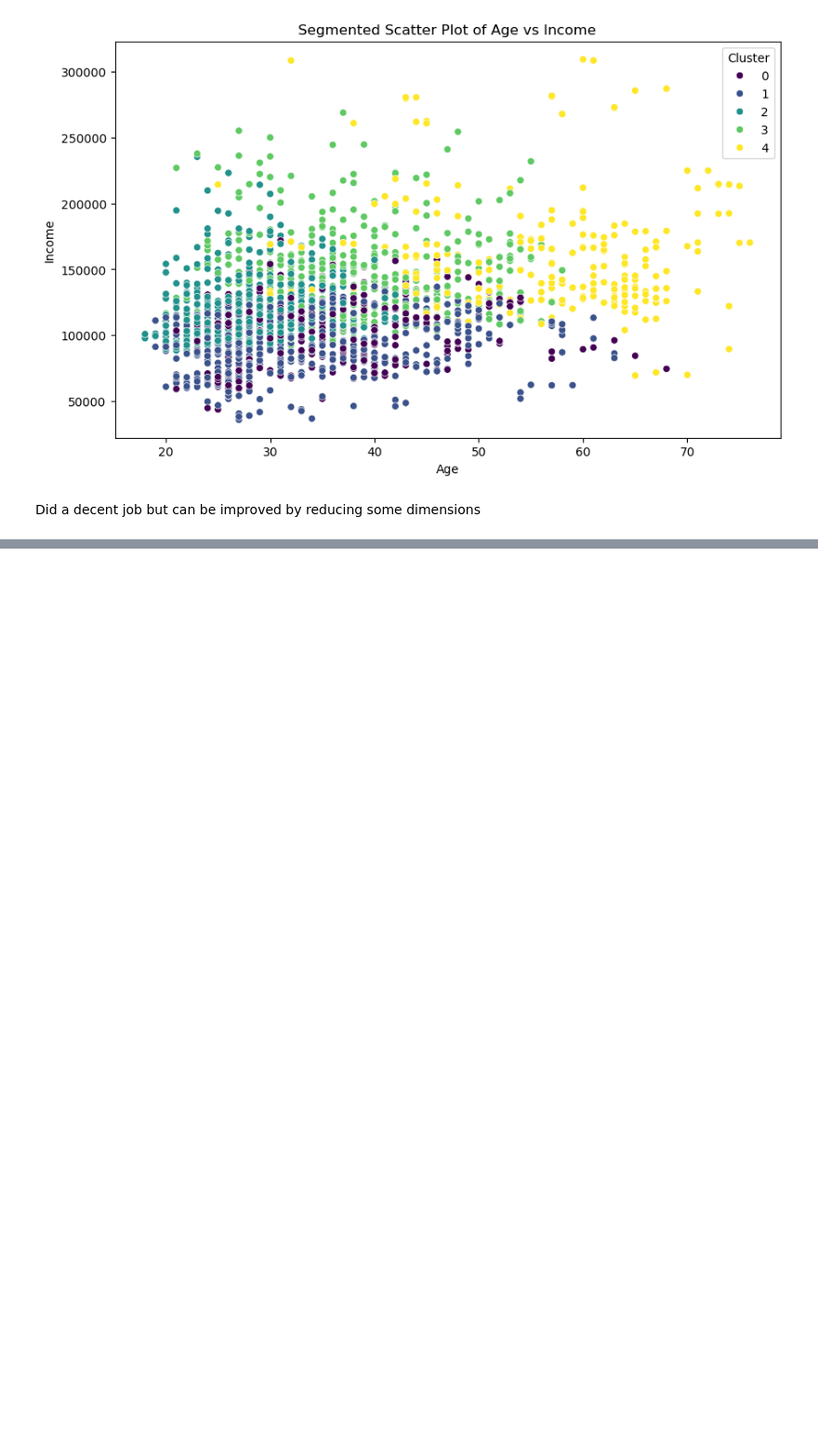
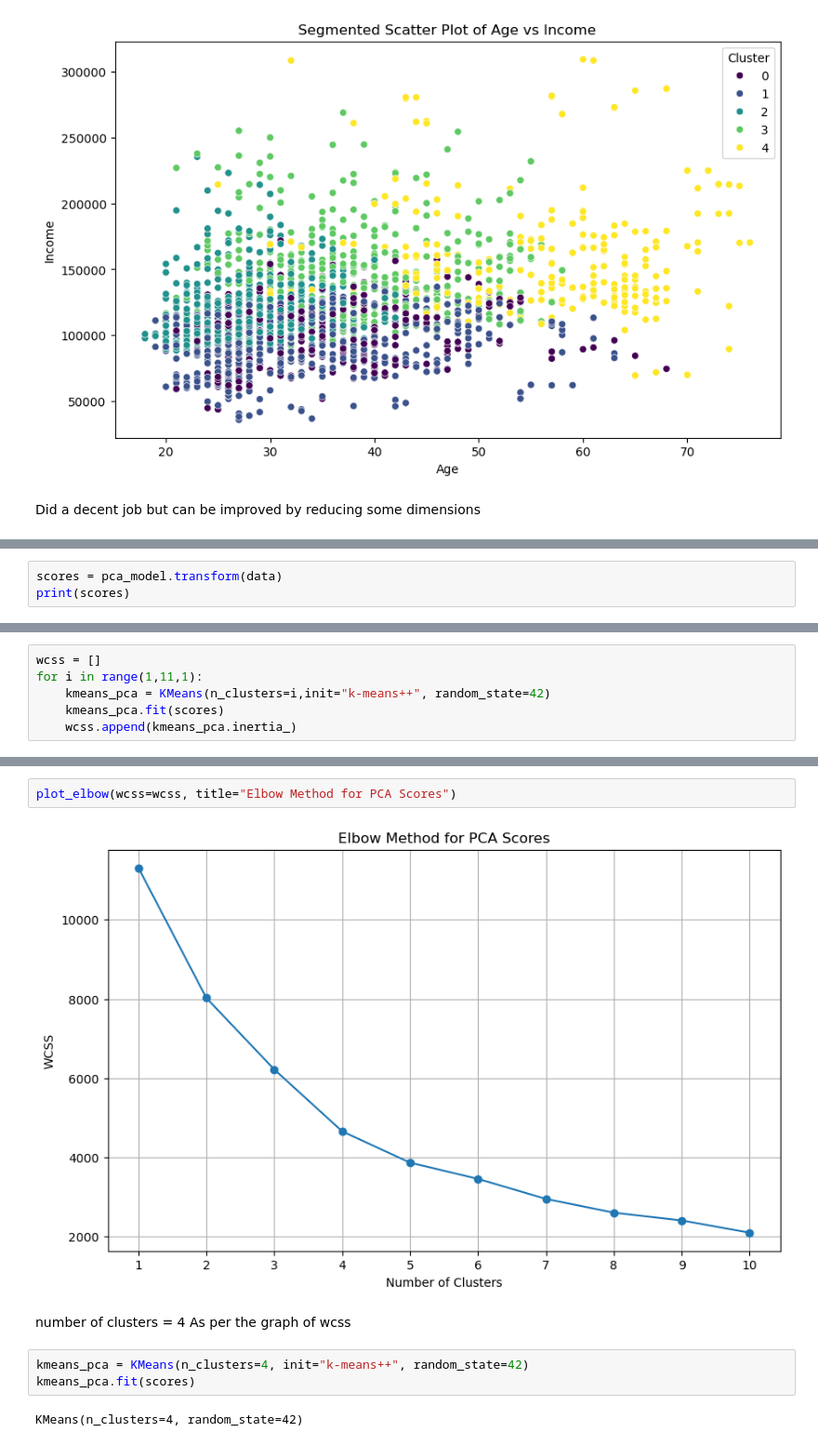
Before and after one commit to satwikboina111/CustomerAnalytics, a Jupyter notebook: Notebooks/Customer_Segmentation.ipynb, the cells around one changed output, grey strips where cells are left out. Shown at 93% size. Saved outputs shown, nothing was run; the diff lists cells and outputs as text; blank space fills up the shorter version.

```diff
--- a/Notebooks/Customer_Segmentation.ipynb
+++ b/Notebooks/Customer_Segmentation.ipynb
@@ -206,0 +331,3 @@ Did a decent job but can be improved by reducing some dimensions
+# %%
+scores = pca_model.transform(data)
+print(scores)
@@ -206,0 +344,6 @@ Did a decent job but can be improved by reducing some dimensions
+# %%
+wcss = []
+for i in range(1,11,1):
+    kmeans_pca = KMeans(n_clusters=i,init="k-means++", random_state=42)
+    kmeans_pca.fit(scores)
+    wcss.append(kmeans_pca.inertia_)
@@ -206,0 +363,12 @@ Did a decent job but can be improved by reducing some dimensions
+# %%
+plot_elbow(wcss=wcss, title="Elbow Method for PCA Scores")
+# %% [output]
+[figure, added]
+# %% [markdown]
+number of clusters = 4
+As per the graph of wcss
+# %%
+kmeans_pca = KMeans(n_clusters=4, init="k-means++", random_state=42)
+kmeans_pca.fit(scores)
+# %% [output]
+KMeans(n_clusters=4, random_state=42)
```
Also changed, not shown: parts of 29 cells of this notebook, 2 other files.
